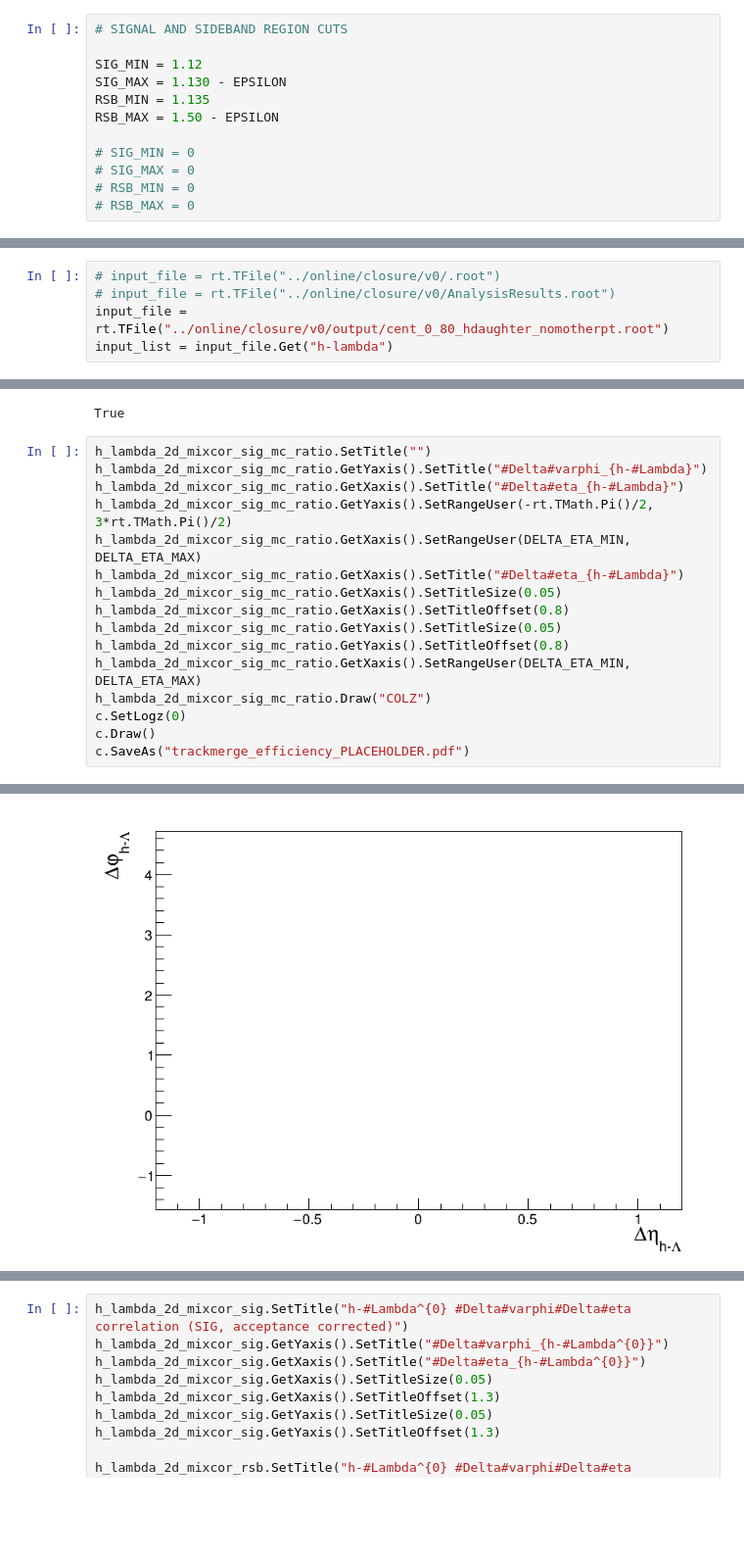
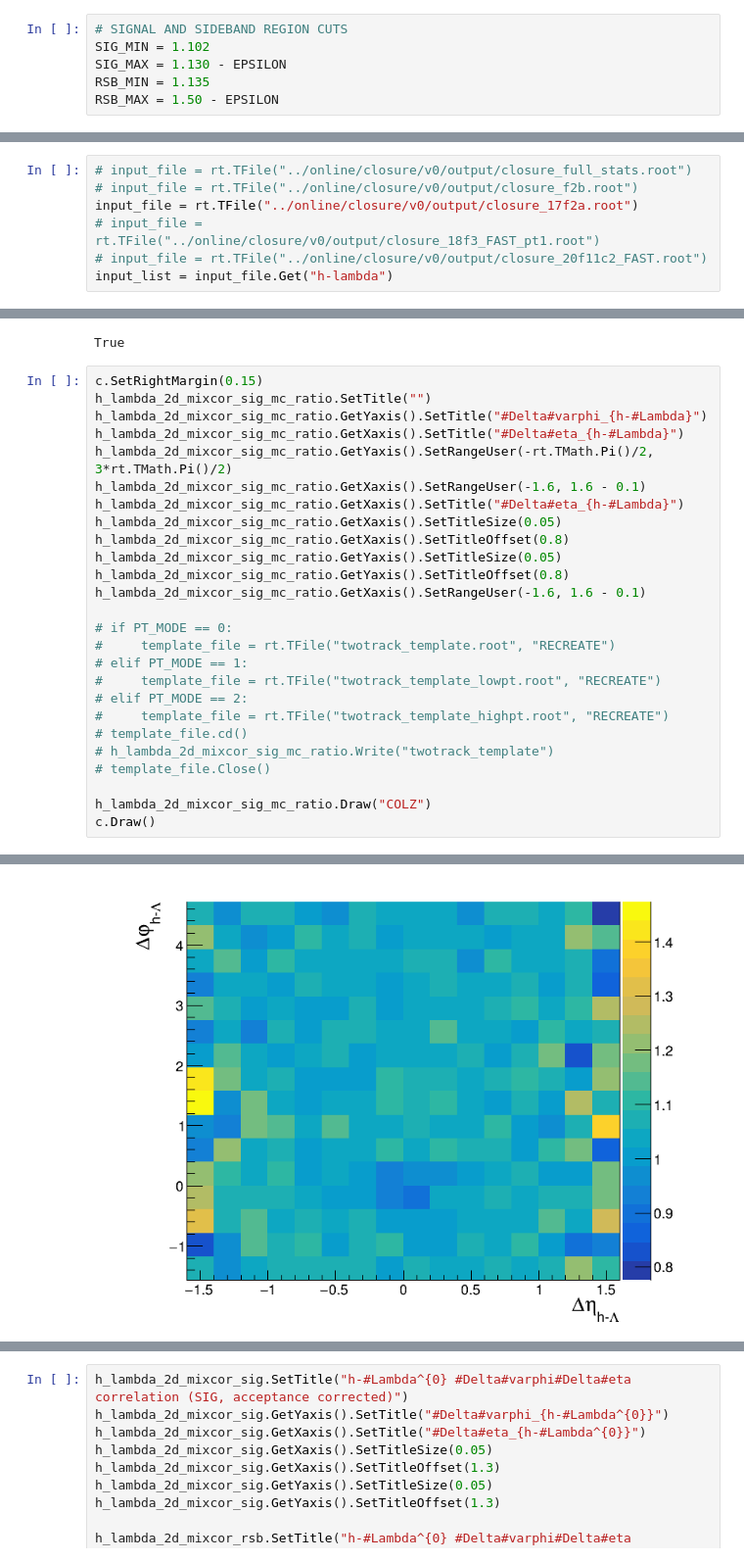
Before and after one commit to rhanniga/lambda-over-hadron, a Jupyter notebook: mc/offline/v0_closure_test.ipynb, the cells around one changed output, grey strips where cells are left out. Shown at 98% size. Drawn from its saved outputs; the diff is of its cells as text; blank space fills up the shorter version.

```diff
--- a/mc/offline/v0_closure_test.ipynb
+++ b/mc/offline/v0_closure_test.ipynb
@@ -41,14 +48,8 @@ ASSOC_PT_HIGH = 4 - EPSILON
 # %%
 # SIGNAL AND SIDEBAND REGION CUTS
-
-SIG_MIN = 1.12
+SIG_MIN = 1.102
 SIG_MAX = 1.130 - EPSILON
 RSB_MIN = 1.135
 RSB_MAX = 1.50 - EPSILON
-
-# SIG_MIN = 0
-# SIG_MAX = 0
-# RSB_MIN = 0
-# RSB_MAX = 0
 # %%
 c = rt.TCanvas("main_canvas", "Main Canvas", 55, 55, 800, 600)
@@ -61,7 +73,9 @@ Warning in <TCanvas::Constructor>: Deleting canvas with same name: main_canvas
 # %%
-# input_file = rt.TFile("../online/closure/v0/.root")
-# input_file = rt.TFile("../online/closure/v0/AnalysisResults.root")
-input_file = rt.TFile("../online/closure/v0/output/cent_0_80_hdaughter_nomotherpt.root")
+# input_file = rt.TFile("../online/closure/v0/output/closure_full_stats.root")
+# input_file = rt.TFile("../online/closure/v0/output/closure_f2b.root")
+input_file = rt.TFile("../online/closure/v0/output/closure_17f2a.root")
+# input_file = rt.TFile("../online/closure/v0/output/closure_18f3_FAST_pt1.root")
+# input_file = rt.TFile("../online/closure/v0/output/closure_20f11c2_FAST.root")
 input_list = input_file.Get("h-lambda")
 # %%
 trig_dist = input_list.FindObject("fTriggerDistEff")
@@ -512,19 +401,29 @@ h_lambda_2d_mixcor_sig_mc_ratio.Divide(h_lambda_2d_mixcor_sig_mc)
 # %% [output]
 True
 # %%
+c.SetRightMargin(0.15)
 h_lambda_2d_mixcor_sig_mc_ratio.SetTitle("")
 h_lambda_2d_mixcor_sig_mc_ratio.GetYaxis().SetTitle("#Delta#varphi_{h-#Lambda}")
 h_lambda_2d_mixcor_sig_mc_ratio.GetXaxis().SetTitle("#Delta#eta_{h-#Lambda}")
 h_lambda_2d_mixcor_sig_mc_ratio.GetYaxis().SetRangeUser(-rt.TMath.Pi()/2, 3*rt.TMath.Pi()/2)
-h_lambda_2d_mixcor_sig_mc_ratio.GetXaxis().SetRangeUser(DELTA_ETA_MIN, DELTA_ETA_MAX)
+h_lambda_2d_mixcor_sig_mc_ratio.GetXaxis().SetRangeUser(-1.6, 1.6 - 0.1)
 h_lambda_2d_mixcor_sig_mc_ratio.GetXaxis().SetTitle("#Delta#eta_{h-#Lambda}")
 h_lambda_2d_mixcor_sig_mc_ratio.GetXaxis().SetTitleSize(0.05)
 h_lambda_2d_mixcor_sig_mc_ratio.GetXaxis().SetTitleOffset(0.8)
 h_lambda_2d_mixcor_sig_mc_ratio.GetYaxis().SetTitleSize(0.05)
 h_lambda_2d_mixcor_sig_mc_ratio.GetYaxis().SetTitleOffset(0.8)
-h_lambda_2d_mixcor_sig_mc_ratio.GetXaxis().SetRangeUser(DELTA_ETA_MIN, DELTA_ETA_MAX)
+h_lambda_2d_mixcor_sig_mc_ratio.GetXaxis().SetRangeUser(-1.6, 1.6 - 0.1)
+
+# if PT_MODE == 0:
+#     template_file = rt.TFile("twotrack_template.root", "RECREATE")
+# elif PT_MODE == 1:
+#     template_file = rt.TFile("twotrack_template_lowpt.root", "RECREATE")
+# elif PT_MODE == 2:
+#     template_file = rt.TFile("twotrack_template_highpt.root", "RECREATE")
+# template_file.cd()
+# h_lambda_2d_mixcor_sig_mc_ratio.Write("twotrack_template")
+# template_file.Close()
+
 h_lambda_2d_mixcor_sig_mc_ratio.Draw("COLZ")
-c.SetLogz(0)
 c.Draw()
-c.SaveAs("trackmerge_efficiency_PLACEHOLDER.pdf")
 # %% [output]
@@ -532,4 +430,4 @@ Info in <TCanvas::Print>: pdf file trackmerge_efficiency_PLACEHOLDER.pdf has bee
-[figure, old version]
+[figure, new version]
 # %%
 h_h_2d_mixcor = make_mixed_corrections(h_h, h_h_mixed, SIG_MIN, SIG_MAX, is_hh=True)
 h_h_2d_mixcor_mc = make_mixed_corrections(h_h_mc, h_h_mixed_mc, SIG_MIN, SIG_MAX, is_hh=True)
```
Also changed, not shown: parts of 61 cells of this notebook, 13 other files.
